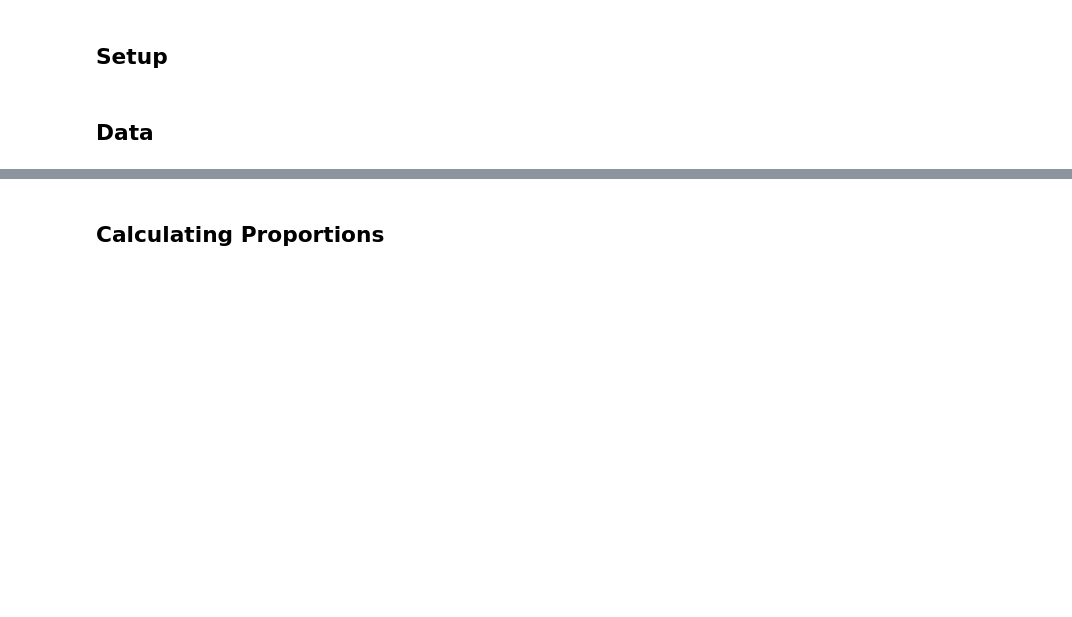
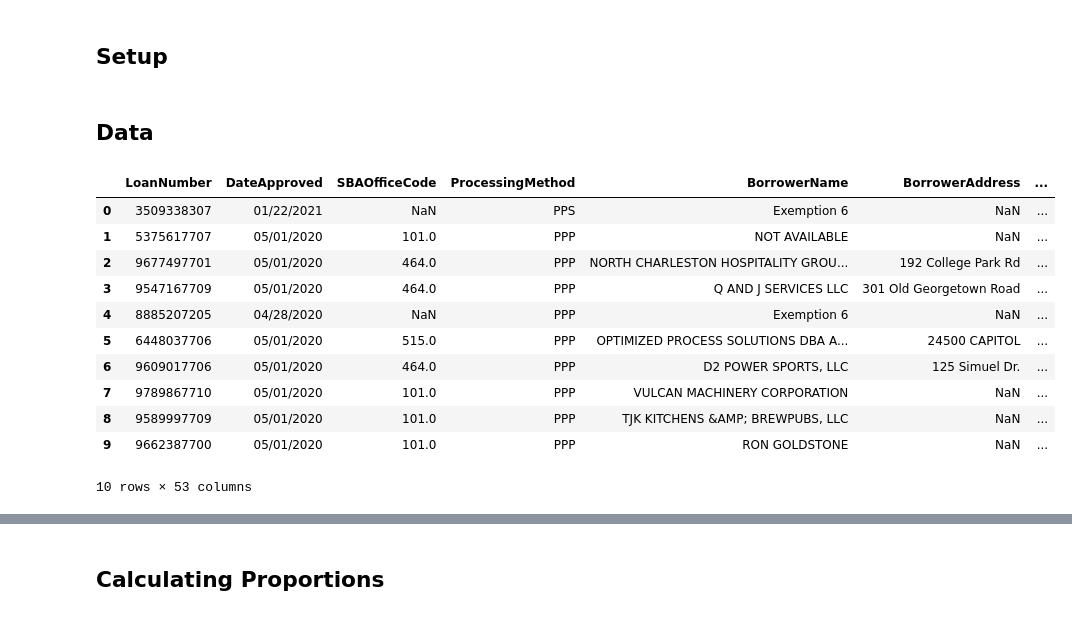
Before and after one commit to mshsu/probasets, a Jupyter notebook: notebooks/ppp_demo.ipynb, the cells around one changed output, grey strips where cells are left out. Drawn from its saved outputs; the diff is of its cells as text; code cells hidden in the pictures; blank space fills up the shorter version.

```diff
--- a/notebooks/ppp_demo.ipynb
+++ b/notebooks/ppp_demo.ipynb
@@ -33,6 +33,21 @@ links = ["https://data.sba.gov/dataset/8aa276e2-6cab-4f86-aca4-a7dde42adf24/reso
          "https://data.sba.gov/dataset/8aa276e2-6cab-4f86-aca4-a7dde42adf24/resource/cb9b638d-c1dd-4c16-bf42-258b06c52c66/download/public_up_to_150k_11_230331.csv",
          "https://data.sba.gov/dataset/8aa276e2-6cab-4f86-aca4-a7dde42adf24/resource/7371d1ca-57e8-4efb-9993-780cea937449/download/public_up_to_150k_12_230331.csv",
          "https://data.sba.gov/dataset/8aa276e2-6cab-4f86-aca4-a7dde42adf24/resource/dd699b9c-4638-405f-8ba9-07d3d2c92a9d/download/public_150k_plus_230331.csv"]
+# %%
+pd.read_csv(links[0], nrows=10)
+# %% [output]
+|  | LoanNumber | DateApproved | SBAOfficeCode | ProcessingMethod | BorrowerName | BorrowerAddress | ... |
+| 0 | 3509338307 | 01/22/2021 | NaN | PPS | Exemption 6 | NaN | ... |
+| 1 | 5375617707 | 05/01/2020 | 101.0 | PPP | NOT AVAILABLE | NaN | ... |
+| 2 | 9677497701 | 05/01/2020 | 464.0 | PPP | NORTH CHARLESTON HOSPITALITY GROU... | 192 College Park Rd | ... |
+| 3 | 9547167709 | 05/01/2020 | 464.0 | PPP | Q AND J SERVICES LLC | 301 Old Georgetown Road | ... |
+| 4 | 8885207205 | 04/28/2020 | NaN | PPP | Exemption 6 | NaN | ... |
+| 5 | 6448037706 | 05/01/2020 | 515.0 | PPP | OPTIMIZED PROCESS SOLUTIONS DBA A... | 24500 CAPITOL | ... |
+| 6 | 9609017706 | 05/01/2020 | 464.0 | PPP | D2 POWER SPORTS, LLC | 125 Simuel Dr. | ... |
+| 7 | 9789867710 | 05/01/2020 | 101.0 | PPP | VULCAN MACHINERY CORPORATION | NaN | ... |
+| 8 | 9589997709 | 05/01/2020 | 101.0 | PPP | TJK KITCHENS &AMP; BREWPUBS, LLC | NaN | ... |
+| 9 | 9662387700 | 05/01/2020 | 101.0 | PPP | RON GOLDSTONE | NaN | ... |
+10 rows × 53 columns
 # %%
 ppp = pd.Series({key: 0 for key in list(range(1, 10))})
 var = 'CurrentApprovalAmount'
```
Also changed, not shown: parts of 4 cells of this notebook.
